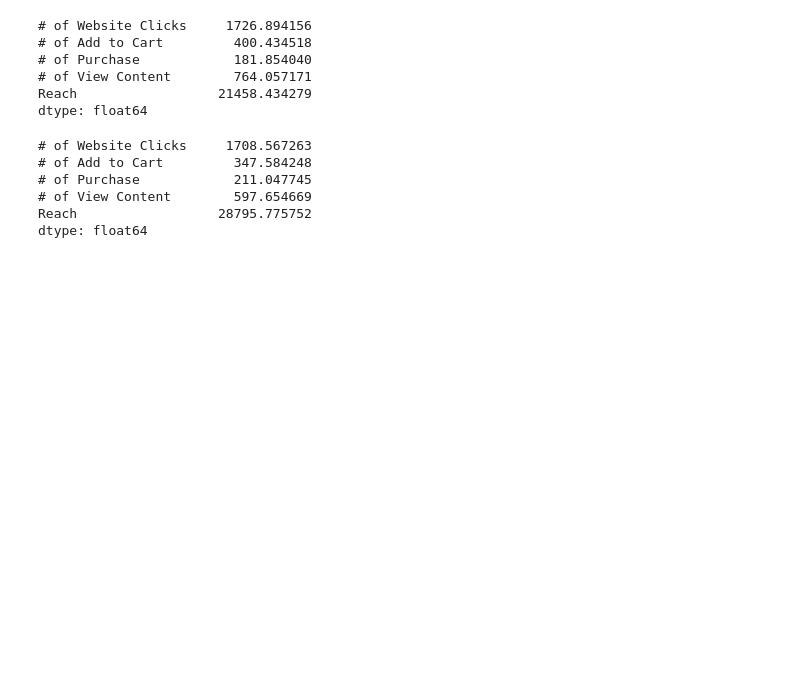
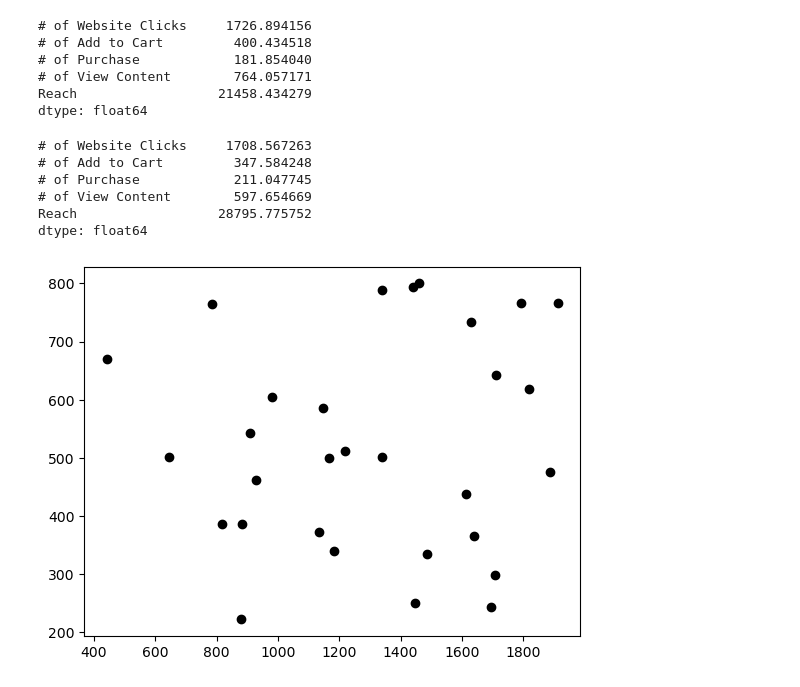
Before and after one commit to karan271/Campaign-A-B-Testing, a Jupyter notebook: AB test for Campaign.ipynb, the cells around one changed output. Cells and saved outputs as stored; diff of their text form; code cells hidden in the pictures; blank space fills up the shorter version.

```diff
--- a/AB test for Campaign.ipynb
+++ b/AB test for Campaign.ipynb
@@ -361,3 +361,8 @@ print(std_test)
 # of View Content        597.654669
 Reach                  28795.775752
 dtype: float64
+# %%
+plt.scatter(x=c_df["# of Add to Cart"], y=c_df["# of Purchase"], color = 'black')
+plt.show()
+# %% [output]
+[figure, added]
```
Also changed, not shown: parts of 5 cells of this notebook.
